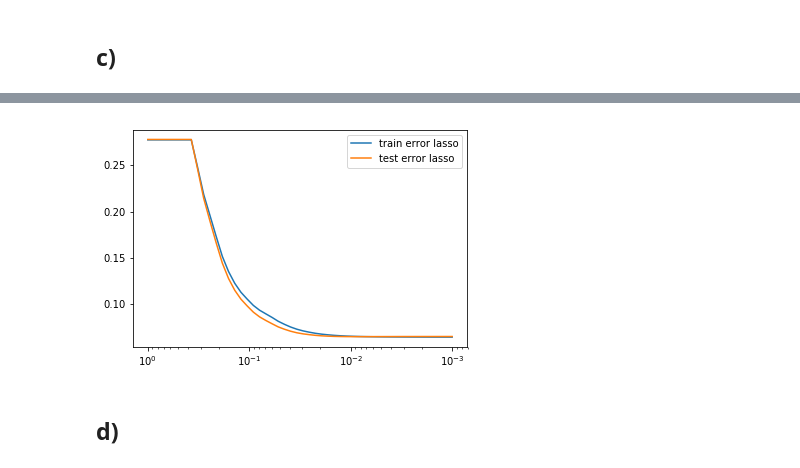
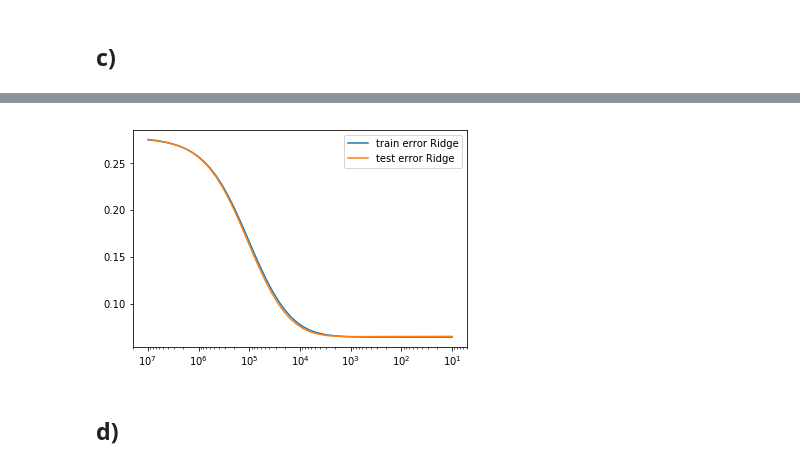
Before and after one commit to matiasarayac/tarea1-ML, a Jupyter notebook: tarea1.ipynb, the cells around one changed output, grey strips where cells are left out. Saved outputs shown, nothing was run; the diff lists cells and outputs as text; code cells hidden in the pictures.

```diff
--- a/tarea1.ipynb
+++ b/tarea1.ipynb
@@ -133,0 +164,13 @@ dtype: float64
+# %%
+import matplotlib.pylab as plt
+import scipy.stats as stats
+import pylab
+
+Xm = Xtrain.as_matrix()
+ym = ytrain.as_matrix()
+
+yhat_train = linreg.predict(Xm)
+mse = np.power(yhat_train - ym, 2)
+
+stats.probplot(mse, dist="norm", plot=pylab)
+pylab.show()
@@ -287,26 +319,26 @@ Se puede notar en el gráfico que a un parámetro de regularización $\lambda$ m
 # %%
 Xtest = X2[np.logical_not(istrain)]
 ytest = y[np.logical_not(istrain)]
-alphas_ = np.logspace(0,-3,base=10)
+alphas_ = np.logspace(7,1,base=10)
 coefs = []
-model = Lasso(fit_intercept=True)
+model = Ridge(fit_intercept=True,solver='svd')
 mse_test = []
 mse_train = []
 for a in alphas_:
     model.set_params(alpha=a)
     model.fit(Xtrain, ytrain)
     yhat_train = model.predict(Xtrain)
     yhat_test = model.predict(Xtest)
     mse_train.append(np.mean(np.power(yhat_train - ytrain, 2)))
     mse_test.append(np.mean(np.power(yhat_test - ytest, 2)))
 ax = plt.gca()
-ax.plot(alphas_,mse_train,label='train error lasso')
-ax.plot(alphas_,mse_test,label='test error lasso')
+ax.plot(alphas_,mse_train,label='train error Ridge')
+ax.plot(alphas_,mse_test,label='test error Ridge')
 plt.legend(loc=1)
 ax.set_xscale('log')
 ax.set_xlim(ax.get_xlim()[::-1])
 plt.show()
 # %% [output]
-[figure, old version]
+[figure, new version]
 # %% [markdown]
 ## d)
```
Also changed, not shown: parts of 12 cells of this notebook, 1 other file.
